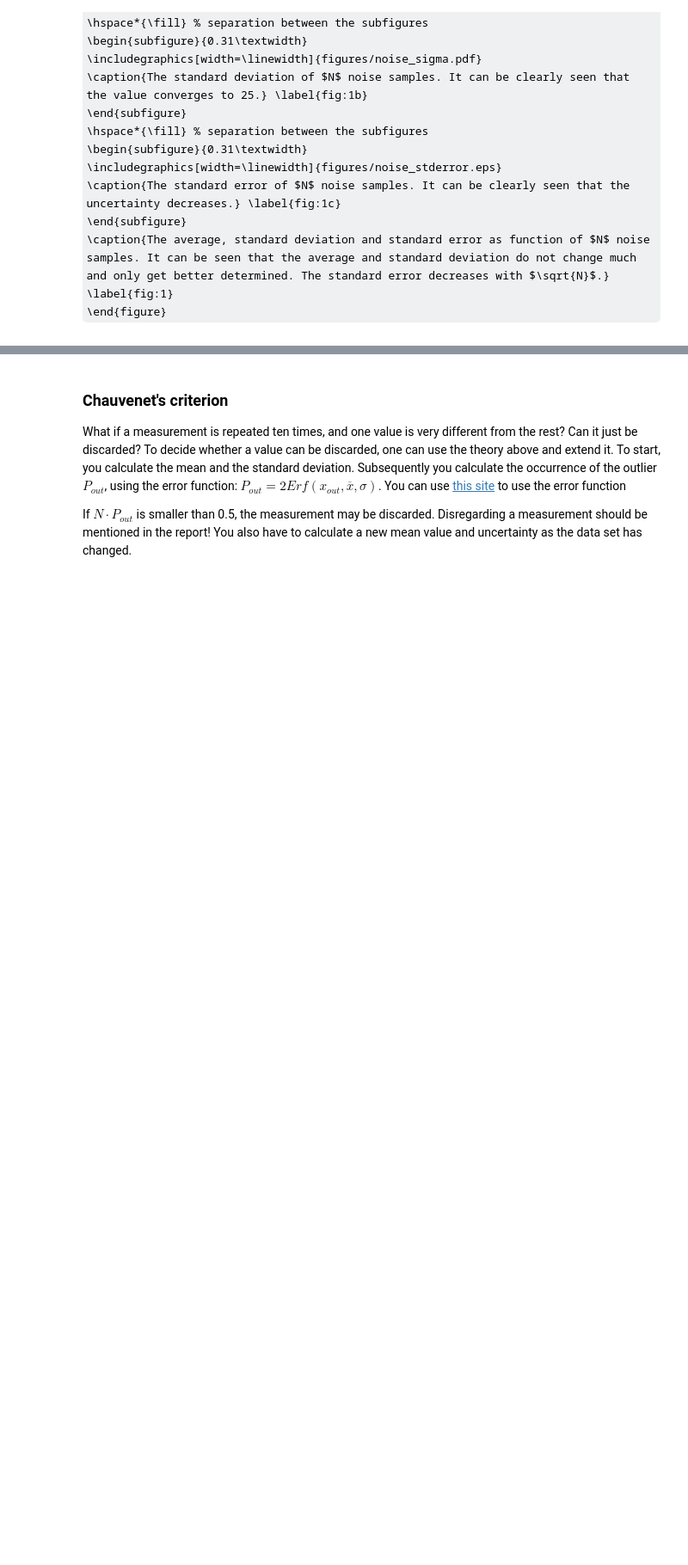
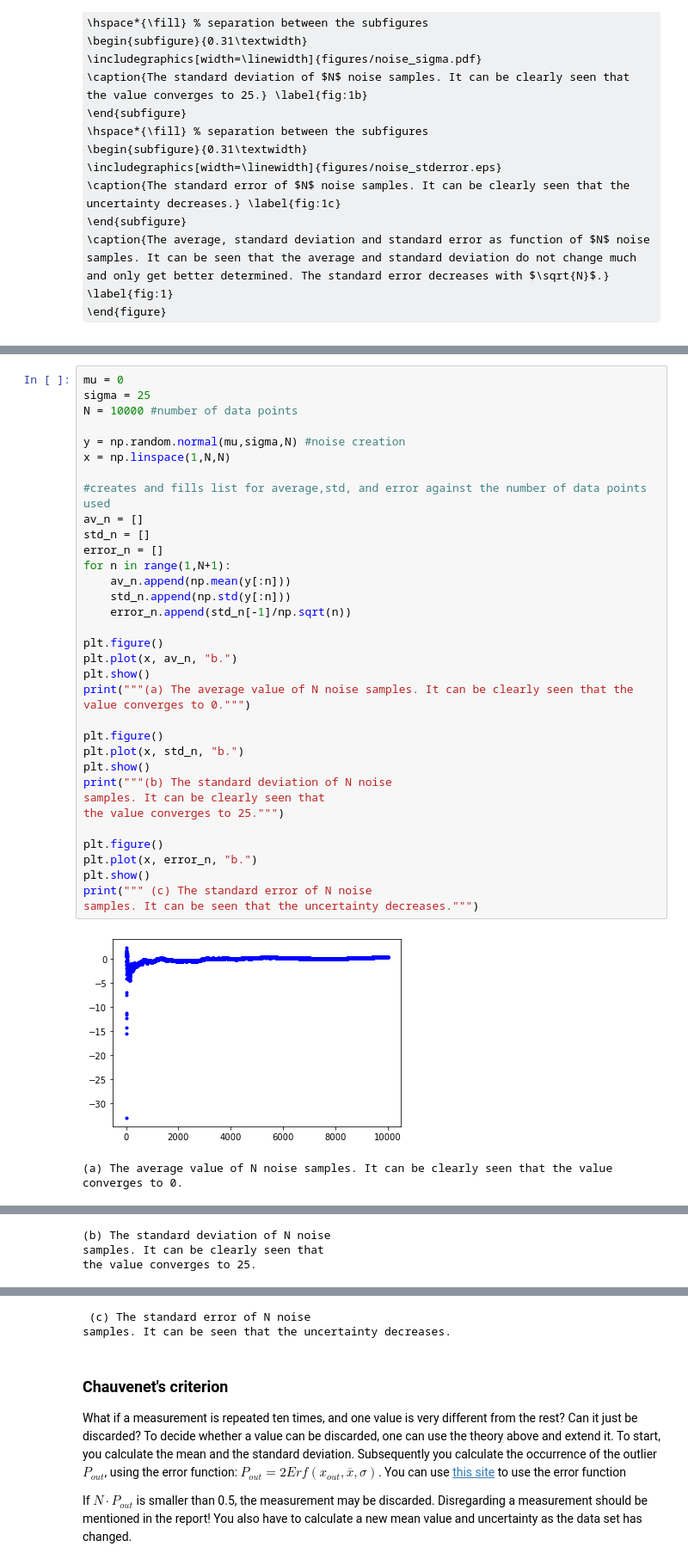
Before and after one commit to Contemporary-Physicslab/TN2985, a Jupyter notebook: book/chapters/measurements.ipynb, the cells around one changed output, grey strips where cells are left out. Shown: that part at 86% size. Saved outputs shown, nothing was run; the diff lists cells and outputs as text; some formulas as TeX source; blank space fills up the shorter version.

```diff
--- a/book/chapters/measurements.ipynb
+++ b/book/chapters/measurements.ipynb
@@ -114,0 +187,37 @@ This uncertainty tells you that if the entire experiment is repeated, there is a
+# %%
+mu = 0
+sigma = 25
+N = 10000 #number of data points
+
+y = np.random.normal(mu,sigma,N) #noise creation
+x = np.linspace(1,N,N)
+
+#creates and fills list for average,std, and error against the number of data points used
+av_n = []
+std_n = []
+error_n = []
+for n in range(1,N+1):
+    av_n.append(np.mean(y[:n]))
+    std_n.append(np.std(y[:n]))
+    error_n.append(std_n[-1]/np.sqrt(n))
+
+plt.figure()
+plt.plot(x, av_n, "b.")
+plt.show()
+print("""(a) The average value of N noise samples. It can be clearly seen that the value converges to 0.""")
+
+plt.figure()
+plt.plot(x, std_n, "b.")
+plt.show()
+print("""(b) The standard deviation of N noise
+samples. It can be clearly seen that
+the value converges to 25.""")
+
+plt.figure()
+plt.plot(x, error_n, "b.")
+plt.show()
+print(""" (c) The standard error of N noise
+samples. It can be seen that the uncertainty decreases.""")
+# %% [output]
+[figure, added]
+(a) The average value of N noise samples. It can be clearly seen that the value converges to 0.
@@ -114,0 +225,3 @@ This uncertainty tells you that if the entire experiment is repeated, there is a
+(b) The standard deviation of N noise
+samples. It can be clearly seen that
+the value converges to 25.
@@ -115,3 +229,5 @@ This uncertainty tells you that if the entire experiment is repeated, there is a
+ (c) The standard error of N noise
+samples. It can be seen that the uncertainty decreases.
 # %% [markdown]
 
 ### Chauvenet's criterion
```
Also changed, not shown: parts of 6 cells of this notebook, 11 other files.
